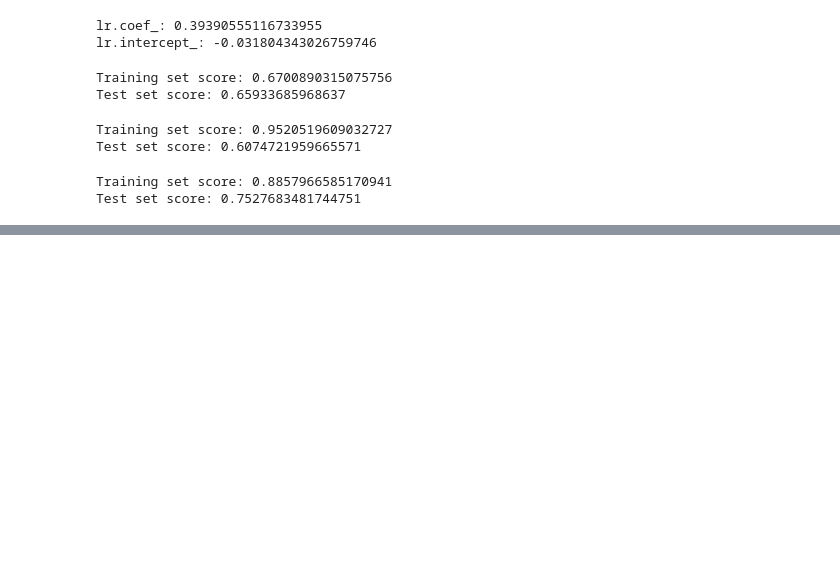
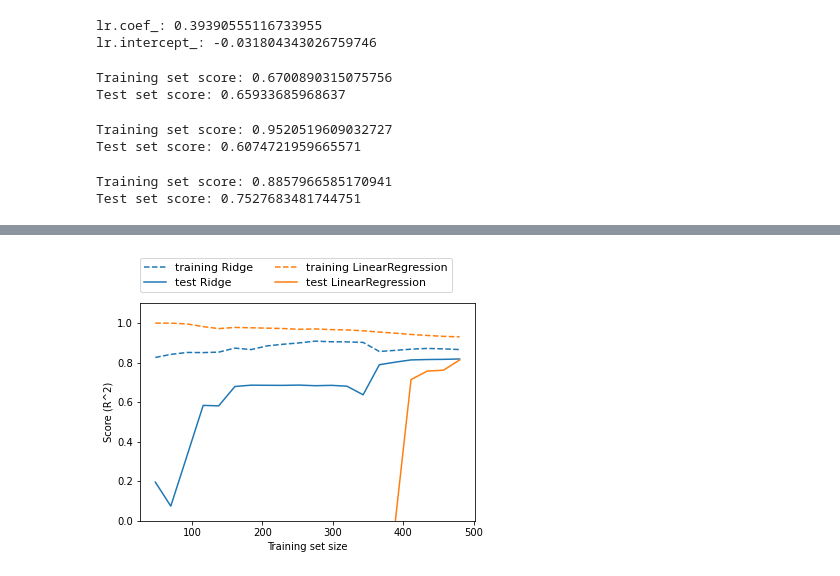
Before and after one commit to kdiri/ml_introduction, a Jupyter notebook: notebooks/supervised_learning/linear_models.ipynb, the cells around one changed output, grey strips where cells are left out. Cells and saved outputs as stored; diff of their text form; code cells hidden in the pictures; blank space fills up the shorter version.

```diff
--- a/notebooks/supervised_learning/linear_models.ipynb
+++ b/notebooks/supervised_learning/linear_models.ipynb
@@ -71,0 +99,4 @@ Test set score: 0.7527683481744751
+# %%
+mglearn.plots.plot_ridge_n_samples()
+# %% [output]
+[figure, added]
```
Also changed, not shown: parts of 8 cells of this notebook, 1 other file.
